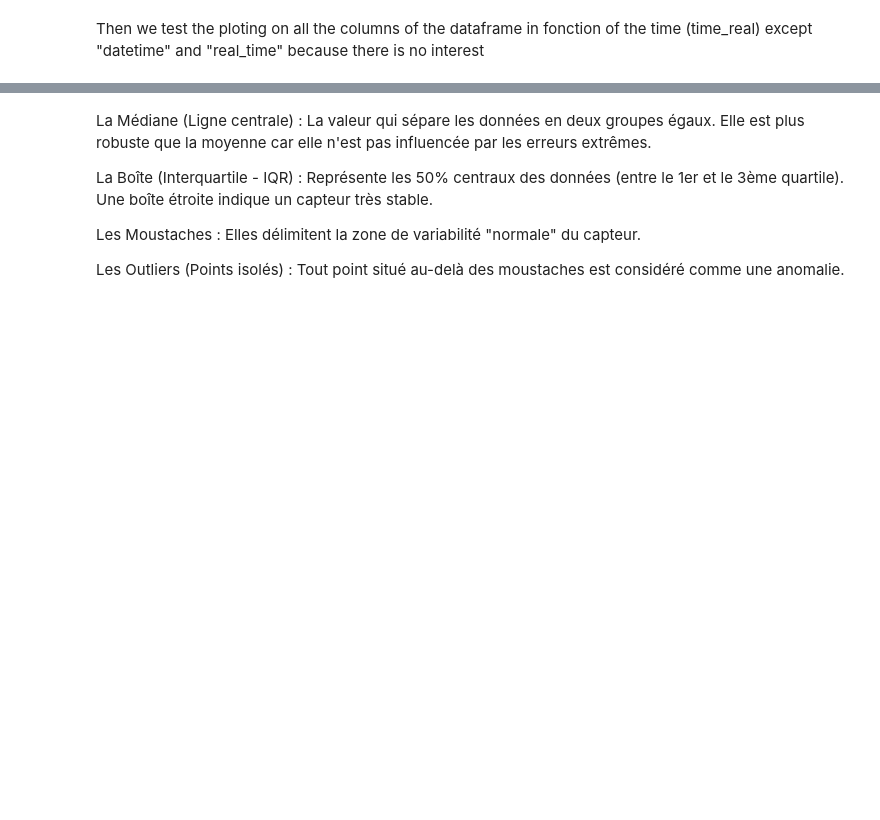
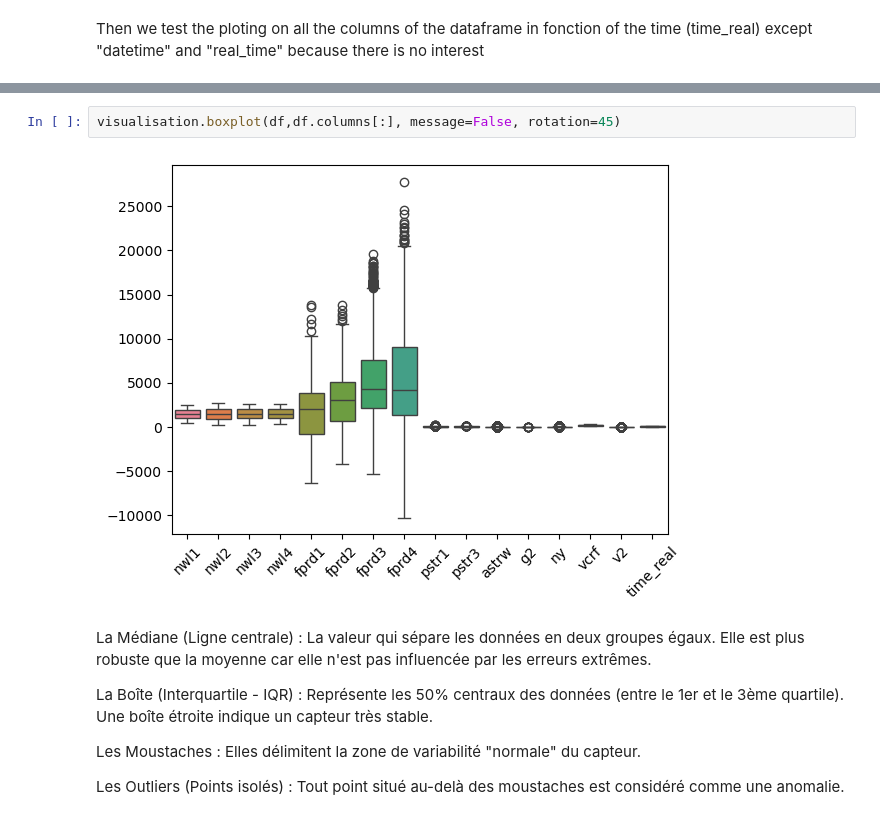
Before and after one commit to lukasfauli/Projet-recheche-INSA-anomaly-detection-librairy, a Jupyter notebook: studies_stats/work01-data_exploration/anl01p2-visualisation.ipynb, the cells around one changed output, grey strips where cells are left out. Drawn from its saved outputs; the diff is of its cells as text; blank space fills up the shorter version.

```diff
--- a/studies_stats/work01-data_exploration/anl01p2-visualisation.ipynb
+++ b/studies_stats/work01-data_exploration/anl01p2-visualisation.ipynb
@@ -97,3 +96,7 @@ visualisation.boxplot(df,df.columns[12:16], message=False, rotation=45)
+# %%
+visualisation.boxplot(df,df.columns[:], message=False, rotation=45)
+# %% [output]
+[figure, added]
 # %% [markdown]
 La Médiane (Ligne centrale) : La valeur qui sépare les données en deux groupes égaux. Elle est plus robuste que la moyenne car elle n'est pas influencée par les erreurs extrêmes.
 
```
Also changed, not shown: parts of 12 cells of this notebook, 2 other files.
